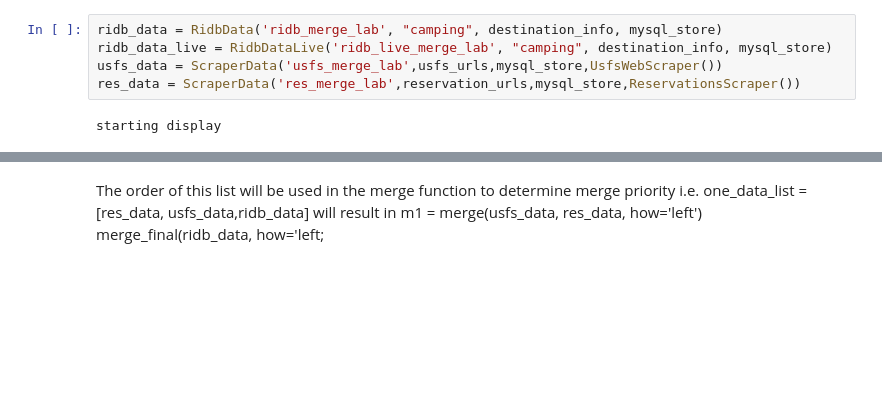
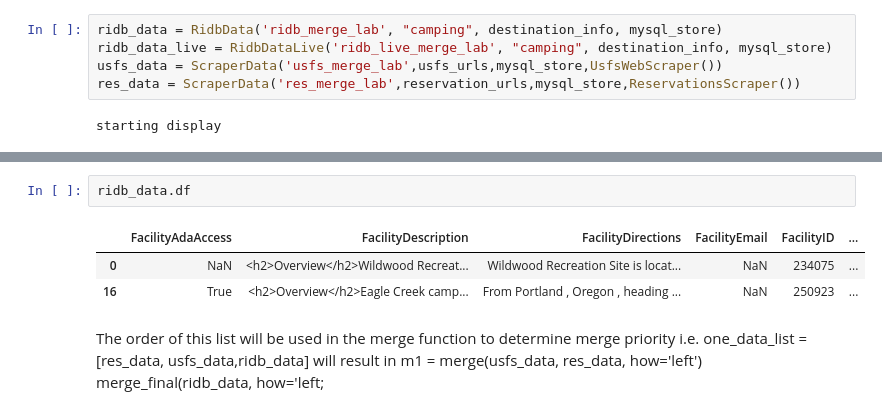
Before and after one commit to gizm00/pycon2016, a Jupyter notebook: notebooks/Lab 7 - Merge All The Data!.ipynb, the cells around one changed output, grey strips where cells are left out. Cells and saved outputs as stored; diff of their text form; blank space fills up the shorter version.

```diff
--- a/notebooks/Lab 7 - Merge All The Data!.ipynb
+++ b/notebooks/Lab 7 - Merge All The Data!.ipynb
@@ -49,3 +69,9 @@ starting display
+# %%
+ridb_data.df
+# %% [output]
+|  | FacilityAdaAccess | FacilityDescription | FacilityDirections | FacilityEmail | FacilityID | ... |
+| 0 | NaN | <h2>Overview</h2>Wildwood Recreat... | Wildwood Recreation Site is locat... | NaN | 234075 | ... |
+| 16 | True | <h2>Overview</h2>Eagle Creek camp... | From Portland , Oregon , heading ... | NaN | 250923 | ... |
 # %% [markdown]
 The order of this list will be used in the merge function to determine merge priority
 i.e. one_data_list = [res_data, usfs_data,ridb_data] will result in
```
Also changed, not shown: parts of 23 cells of this notebook, 4 other files.
